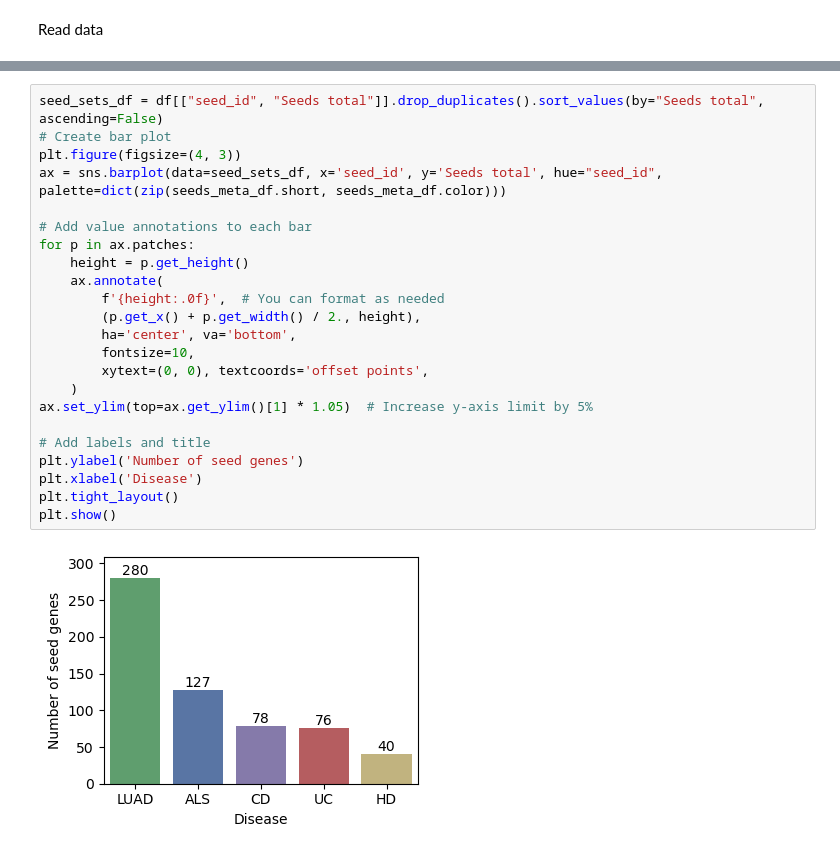
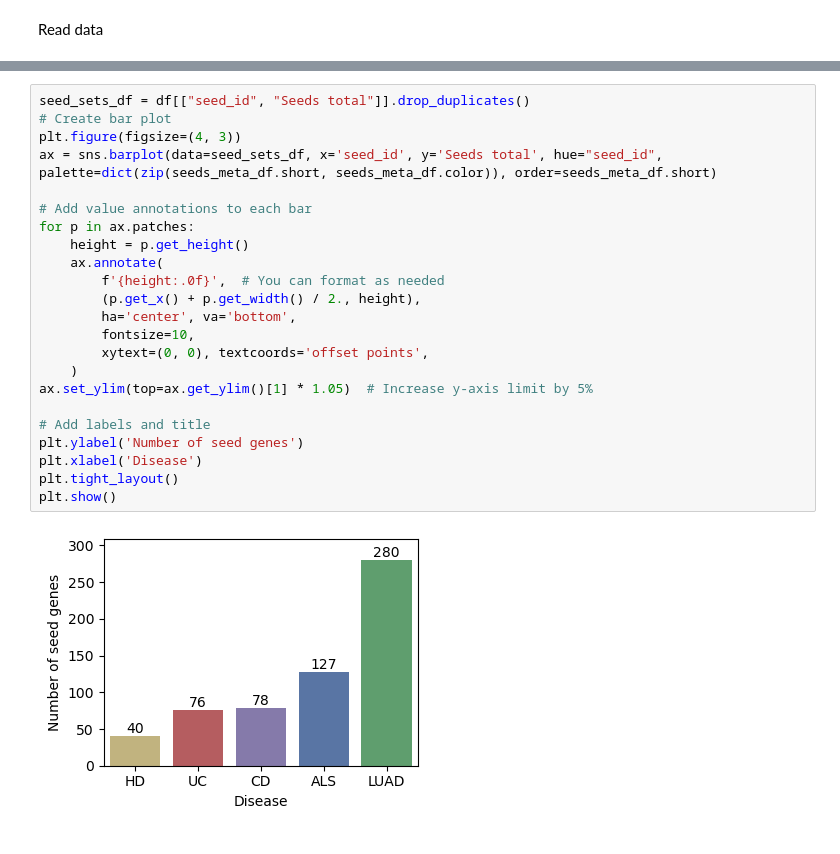
Before and after one commit to REPO4EU/modulediscovery_demonstration, a Jupyter notebook: src/03_visualize_seed_genes.ipynb, the cells around one changed output, grey strips where cells are left out. Cells and saved outputs as stored; diff of their text form.

Commit message:
seed permutation summary + reorder

```diff
--- a/src/03_visualize_seed_genes.ipynb
+++ b/src/03_visualize_seed_genes.ipynb
@@ -41,25 +43,25 @@ print(df.to_string())
 # %%
-seed_sets_df = df[["seed_id", "Seeds total"]].drop_duplicates().sort_values(by="Seeds total", ascending=False)
+seed_sets_df = df[["seed_id", "Seeds total"]].drop_duplicates()
 # Create bar plot
 plt.figure(figsize=(4, 3))
-ax = sns.barplot(data=seed_sets_df, x='seed_id', y='Seeds total', hue="seed_id", palette=dict(zip(seeds_meta_df.short, seeds_meta_df.color)))
+ax = sns.barplot(data=seed_sets_df, x='seed_id', y='Seeds total', hue="seed_id", palette=dict(zip(seeds_meta_df.short, seeds_meta_df.color)), order=seeds_meta_df.short)
 
 # Add value annotations to each bar
 for p in ax.patches:
     height = p.get_height()
     ax.annotate(
         f'{height:.0f}',  # You can format as needed
         (p.get_x() + p.get_width() / 2., height),
         ha='center', va='bottom',
         fontsize=10,
         xytext=(0, 0), textcoords='offset points',
     )
 ax.set_ylim(top=ax.get_ylim()[1] * 1.05)  # Increase y-axis limit by 5%
 
 # Add labels and title
 plt.ylabel('Number of seed genes')
 plt.xlabel('Disease')
 plt.tight_layout()
 plt.show()
 # %% [output]
-[figure, old version]
+[figure, new version]
```
Also changed, not shown: parts of 3 cells of this notebook, 5 other files.
